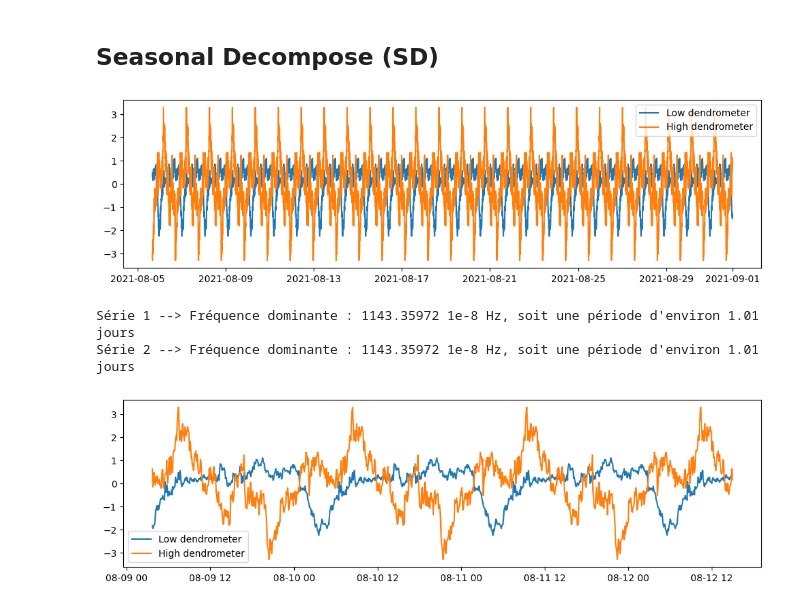
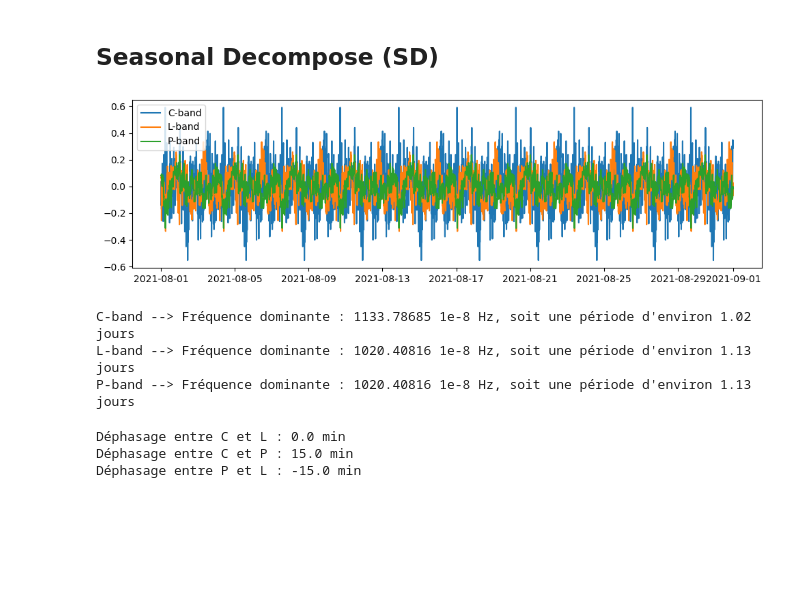
Before and after one commit to PiDchsn/Projet-RI, a Jupyter notebook: Radar.ipynb, the cells around one changed output. Drawn from its saved outputs; the diff is of its cells as text; code cells hidden in the pictures; blank space fills up the shorter version.

Commit message:
Modelisation et dephasage
15 min de dephasage pour methode SD
45 min de dephasage pour methode MSTL
0 pour STL

```diff
--- a/Radar.ipynb
+++ b/Radar.ipynb
@@ -648,14 +757,16 @@ plt.show()
 # %%
 from statsmodels.tsa.seasonal import seasonal_decompose
 
-result_sd1 = seasonal_decompose(time_serie_crop, model='additive', period=60*5)
-result_sd2 = seasonal_decompose(time_serie_crop2, model='additive', period=60*5)
+result_sd1 = seasonal_decompose(time_serie_1, model='additive', period=60*5)
+result_sd2 = seasonal_decompose(time_serie_2, model='additive', period=60*5)
+result_sd3 = seasonal_decompose(time_serie_3, model='additive', period=60*5)
 
-max_lag = 7000
+max_lag = 2500
 acf_values_1 = sm.tsa.acf(result_sd1.resid, nlags = max_lag, missing="drop")
 acf_values_2 = sm.tsa.acf(result_sd2.resid, nlags = max_lag, missing="drop")
+acf_values_3 = sm.tsa.acf(result_sd3.resid, nlags = max_lag, missing="drop")
 
-fig, ax = plt.subplots(4, 2, figsize=(10, 6))
+fig, ax = plt.subplots(4, 3, figsize=(10, 6))
 
 ax[0,0].plot(datetime_data,result_sd1.trend)
 ax[0,0].set_xticks(x_labels)
@@ -675,6 +786,15 @@ ax[1,1].set_title('Seasonality')
 ax[2,1].plot(result_sd2.resid)
 ax[2,1].set_title('Residual')
 
+ax[0,2].plot(datetime_data,result_sd3.trend)
+ax[0,2].set_xticks(x_labels)
+ax[0,2].set_title('Trend')
+ax[1,2].plot(datetime_data,result_sd3.seasonal)
+ax[1,2].set_xticks(x_labels)
+ax[1,2].set_title('Seasonality')
+ax[2,2].plot(result_sd3.resid)
+ax[2,2].set_title('Residual')
+
 ax[3,0].bar(range(max_lag + 1), acf_values_1)
 ax[3,0].axhline(y=0.2, color='black', linestyle='--')
 ax[3,0].axhline(y=0, color='red')
@@ -685,6 +805,11 @@ ax[3,1].axhline(y=0.2, color='black', linestyle='--')
 ax[3,1].axhline(y=0, color='red')
 ax[3,1].axhline(y=-0.2, color='black')
 
+ax[3,2].bar(range(max_lag + 1), acf_values_3)
+ax[3,2].axhline(y=0.2, color='black', linestyle='--')
+ax[3,2].axhline(y=0, color='red')
+ax[3,2].axhline(y=-0.2, color='black')
+
 plt.tight_layout()
 plt.show()
 # %% [output]
@@ -859,21 +1028,25 @@ On va préférer cette méthode à celle de STL car lorsque l'on calcule les pé
 ## Seasonal Decompose (SD)
 # %%
 plt.figure(figsize=(10, 3))
-plt.plot(datetime_data, result_sd1.seasonal, label = "Low dendrometer")
-plt.plot(datetime_data,result_sd2.seasonal, label = "High dendrometer")
+plt.plot(datetime_data, result_sd1.seasonal, label = "C-band")
+plt.plot(datetime_data,result_sd2.seasonal, label = "L-band")
+plt.plot(datetime_data,result_sd3.seasonal, label = "P-band")
 plt.legend()
 plt.tight_layout()
 plt.show()
 # %% [output]
-[figure, old version]
+[figure, new version]
 # %%
 seasonal1 = result_sd1.seasonal
 seasonal2 = result_sd2.seasonal
+seasonal3 = result_sd3.seasonal
 
 amplitudes1 = np.real(np.fft.rfft(seasonal1))
 frequencies1 = np.fft.rfftfreq(len(seasonal1),5*60)
 amplitudes2 = np.real(np.fft.rfft(seasonal2))
 frequencies2 = np.fft.rfftfreq(len(seasonal2),5*60)
+amplitudes3 = np.real(np.fft.rfft(seasonal3))
+frequencies3 = np.fft.rfftfreq(len(seasonal3),5*60)
 
 peaks1, _ = scipy.signal.find_peaks(amplitudes1, height=np.mean(amplitudes1) * 0.03)
 frequence_principale1 = frequencies1[peaks1[0]]
@@ -881,32 +1054,37 @@ periode_principale1 = 1 / frequence_principale1
 peaks2, _ = scipy.signal.find_peaks(amplitudes2, height=np.mean(amplitudes2) * 0.03)
 frequence_principale2 = frequencies2[peaks2[0]]
 periode_principale2 = 1 / frequence_principale2
+peaks3, _ = scipy.signal.find_peaks(amplitudes3, height=np.mean(amplitudes3) * 0.03)
+frequence_principale3 = frequencies3[peaks3[0]]
+periode_principale3 = 1 / frequence_principale3
 
-print(f"Série 1 --> Fréquence dominante : {frequence_principale1*1e8:.5f} 1e-8 Hz, soit une période d'environ {periode_principale1 / (3600*24):.2f} jours")
-print(f"Série 2 --> Fréquence dominante : {frequence_principale2*1e8:.5f} 1e-8 Hz, soit une période d'environ {periode_principale2 / (3600*24):.2f} jours")
+print(f"C-band --> Fréquence dominante : {frequence_principale1*1e8:.5f} 1e-8 Hz, soit une période d'environ {periode_principale1 / (3600*24):.2f} jours")
+print(f"L-band --> Fréquence dominante : {frequence_principale2*1e8:.5f} 1e-8 Hz, soit une période d'environ {periode_principale2 / (3600*24):.2f} jours")
+print(f"P-band --> Fréquence dominante : {frequence_principale3*1e8:.5f} 1e-8 Hz, soit une période d'environ {periode_principale3 / (3600*24):.2f} jours")
 # %% [output]
-Série 1 --> Fréquence dominante : 1143.35972 1e-8 Hz, soit une période d'environ 1.01 jours
-Série 2 --> Fréquence dominante : 1143.35972 1e-8 Hz, soit une période d'environ 1.01 jours
+C-band --> Fréquence dominante : 1133.78685 1e-8 Hz, soit une période d'environ 1.02 jours
+L-band --> Fréquence dominante : 1020.40816 1e-8 Hz, soit une période d'environ 1.13 jours
+P-band --> Fréquence dominante : 1020.40816 1e-8 Hz, soit une période d'environ 1.13 jours
 # %%
 # Détection des pics des deux signaux
 peaks1, _ = scipy.signal.find_peaks(seasonal1)
 peaks2, _ = scipy.signal.find_peaks(seasonal2)
+peaks3, _ = scipy.signal.find_peaks(seasonal3)
 
 # Calcul du temps des premiers pics (déphasage temporel)
 time_peak1 = datetime_data[peaks1[0]]  # Premier pic du signal 1
 time_peak2 = datetime_data[peaks2[0]]  # Premier pic du signal 2
+time_peak3 = datetime_data[peaks3[0]]  # Premier pic du signal 2
 
 # Déphasage temporel
-delta_t = (time_peak2 - time_peak1).total_seconds()
+delta_t_12 = (time_peak2 - time_peak1).total_seconds()
+delta_t_13 = (time_peak3 - time_peak1).total_seconds()
+delta_t_32 = (time_peak2 - time_peak3).total_seconds()
 
-#print(f"Déphasage : {delta_t/60:.1f} min")
-
-# Affichage du déphasage
-plt.figure(figsize=(10, 3))
-plt.plot(datetime_data[1000:2000],result_sd1.seasonal[1000:2000], label = "Low dendrometer")
-plt.plot(datetime_data[1000:2000],result_sd2.seasonal[1000:2000], label = "High dendrometer")
-plt.legend()
-plt.tight_layout()
-plt.show()
+print(f"Déphasage entre C et L : {delta_t_12/60:.1f} min")
+print(f"Déphasage entre C et P : {delta_t_13/60:.1f} min")
+print(f"Déphasage entre P et L : {delta_t_32/60:.1f} min")
 # %% [output]
-[figure, removed]
+Déphasage entre C et L : 0.0 min
+Déphasage entre C et P : 15.0 min
+Déphasage entre P et L : -15.0 min
```
Also changed, not shown: parts of 32 cells of this notebook.
